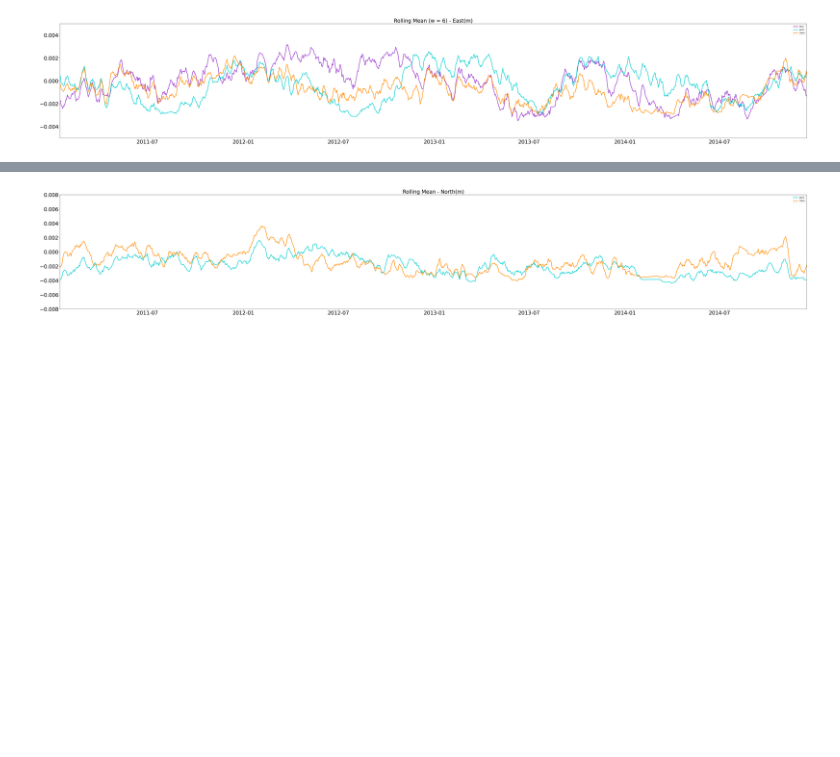
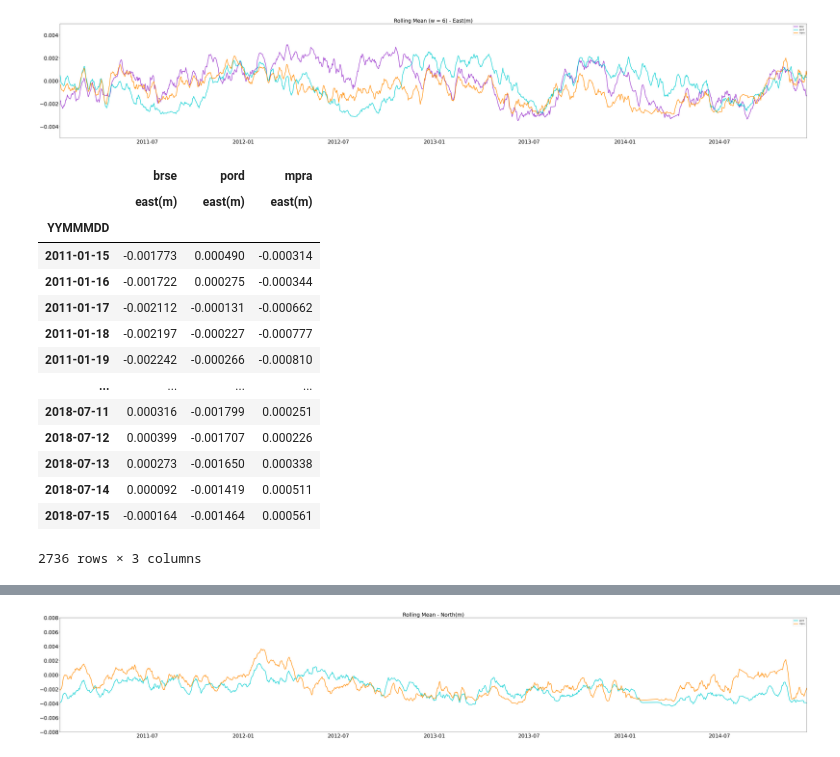
Before and after one commit to Rafaelaboliver/Time-Series-Analysis, a Jupyter notebook: Cansiglio Plateau + Classical Karst/Untitled1.ipynb, the cells around one changed output, grey strips where cells are left out. Saved outputs shown, nothing was run; the diff lists cells and outputs as text; code cells hidden in the pictures; blank space fills up the shorter version.

```diff
--- a/Cansiglio Plateau + Classical Karst/Untitled1.ipynb
+++ b/Cansiglio Plateau + Classical Karst/Untitled1.ipynb
@@ -654,3 +586,23 @@ f = io.BytesIO()
 plt.show()
 # %% [output]
 [figure]
+# %%
+stations = pd.concat([brse_rolmeanE, pord_rolmeanE, mpra_rolmeanE], axis=1, keys=['brse', 'pord', 'mpra'])
+stations = stations.loc['2011-01-15':'2018-07-15']
+stations
+# %% [output]
+|  | brse | pord | mpra |
+|  | east(m) | east(m) | east(m) |
+| YYMMMDD |  |  |  |
+| 2011-01-15 | -0.001773 | 0.000490 | -0.000314 |
+| 2011-01-16 | -0.001722 | 0.000275 | -0.000344 |
+| 2011-01-17 | -0.002112 | -0.000131 | -0.000662 |
+| 2011-01-18 | -0.002197 | -0.000227 | -0.000777 |
+| 2011-01-19 | -0.002242 | -0.000266 | -0.000810 |
+| ... | ... | ... | ... |
+| 2018-07-11 | 0.000316 | -0.001799 | 0.000251 |
+| 2018-07-12 | 0.000399 | -0.001707 | 0.000226 |
+| 2018-07-13 | 0.000273 | -0.001650 | 0.000338 |
+| 2018-07-14 | 0.000092 | -0.001419 | 0.000511 |
+| 2018-07-15 | -0.000164 | -0.001464 | 0.000561 |
+2736 rows × 3 columns
```
Also changed, not shown: parts of 17 cells of this notebook, 1 other file.
